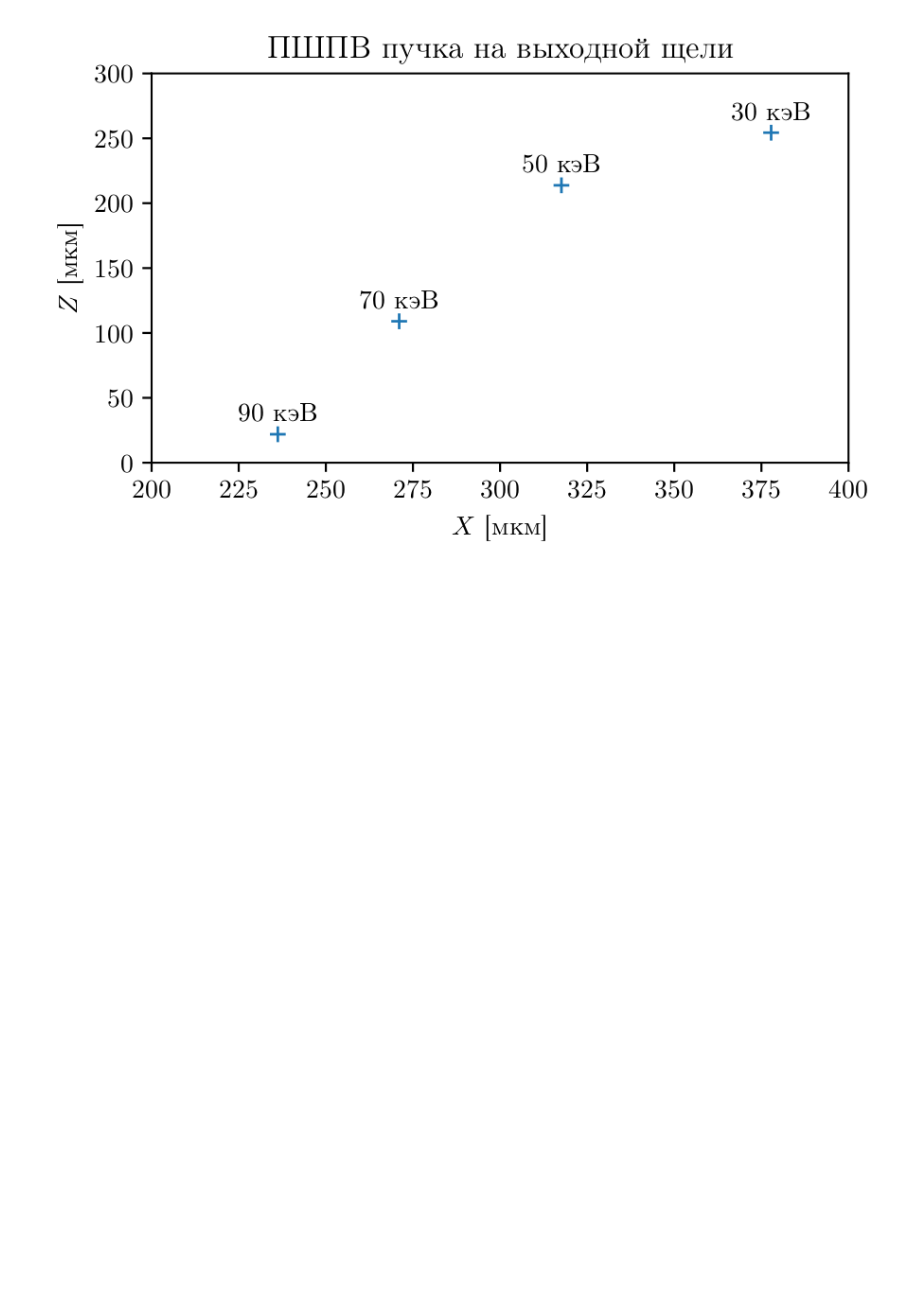
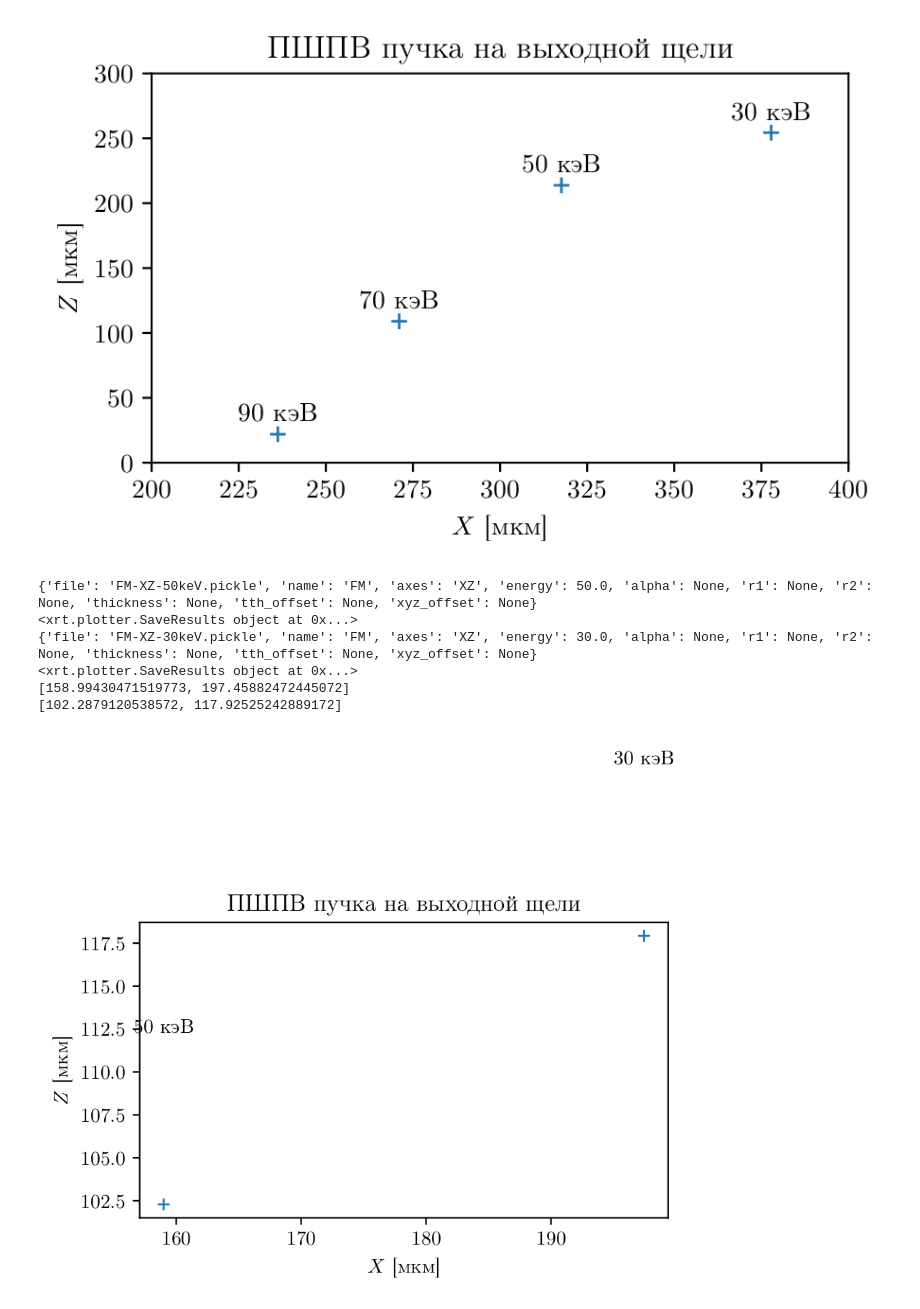
Before and after one commit to glebdovzhenko/skif-xrt, a Jupyter notebook: notebooks/NSTU-SCW.ipynb, the cells around one changed output. Drawn from its saved outputs; the diff is of its cells as text; code cells hidden in the pictures; blank space fills up the shorter version.

```diff
--- a/notebooks/NSTU-SCW.ipynb
+++ b/notebooks/NSTU-SCW.ipynb
@@ -434,3 +434,35 @@ plt.ylim(0, 300)
 fig
 # %% [output]
 [figure]
+# %%
+dd = os.path.join(os.getenv('BASE_DIR'), 'datasets', 'nstu-scw', 'spot_size')
+
+ens, xs, ys = [], [], []
+for metadata in datafiles(dd):
+    print(metadata)
+    with open(os.path.join(dd, metadata['file']), 'rb') as data:
+        data = pickle.load(data)
+        print(data)
+        xs.append(1e3 * get_integral_breadth(data, 'x'))
+        ys.append(1e3 * get_integral_breadth(data, 'y'))
+        ens.append(metadata['energy'])
+
+print(xs)
+print(ys)
+fig, ax = plt.subplots()
+ax.plot(xs, ys, '+')
+for x, y, en in zip(xs, ys, ens):
+    plt.text(x, y + 10, '%d кэВ' % int(en), ha='center', va='bottom')
+plt.title('ПШПВ пучка на выходной щели')
+plt.xlabel('$X$ [мкм]')
+plt.ylabel('$Z$ [мкм]')
+
+fig
+# %% [output]
+{'file': 'FM-XZ-50keV.pickle', 'name': 'FM', 'axes': 'XZ', 'energy': 50.0, 'alpha': None, 'r1': None, 'r2': None, 'thickness': None, 'tth_offset': None, 'xyz_offset': None}
+<xrt.plotter.SaveResults object at 0x...>
+{'file': 'FM-XZ-30keV.pickle', 'name': 'FM', 'axes': 'XZ', 'energy': 30.0, 'alpha': None, 'r1': None, 'r2': None, 'thickness': None, 'tth_offset': None, 'xyz_offset': None}
+<xrt.plotter.SaveResults object at 0x...>
+[158.99430471519773, 197.45882472445072]
+[102.2879120538572, 117.92525242889172]
+[figure, added]
```
Also changed, not shown: 2 other files.
